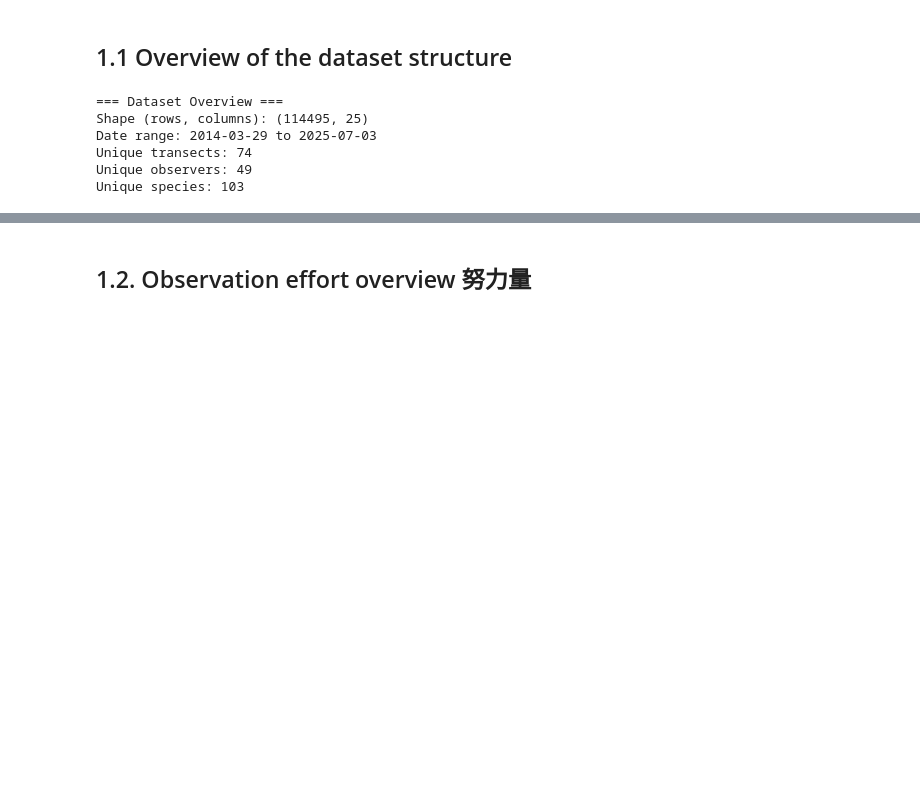
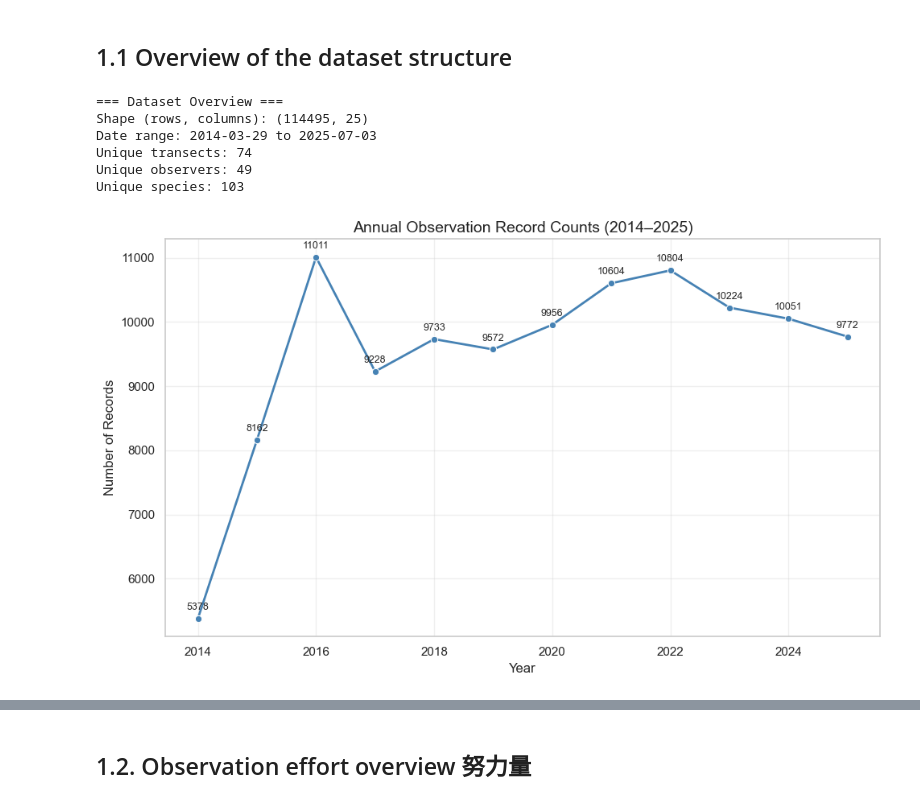
Before and after one commit to fonction-positive/AS_Projet_Birds, a Jupyter notebook: projet_bird/bird.ipynb, the cells around one changed output, grey strips where cells are left out. Drawn from its saved outputs; the diff is of its cells as text; code cells hidden in the pictures; blank space fills up the shorter version.

```diff
--- a/projet_bird/bird.ipynb
+++ b/projet_bird/bird.ipynb
@@ -154,3 +154,57 @@ Date range: 2014-03-29 to 2025-07-03
 Unique transects: 74
 Unique observers: 49
 Unique species: 103
+# %%
+# %% [markdown]
+# ## Annual Observation Record Counts (2014–2025)
+# ## 年度观测记录数折线图（obs_data）
+
+# %%
+import pandas as pd
+import matplotlib.pyplot as plt
+import seaborn as sns
+
+# Convert date column to datetime / 将日期列转换为日期类型
+obs_data['date'] = pd.to_datetime(obs_data['date'], errors='coerce')
+
+# Extract year / 提取年份
+obs_data['year'] = obs_data['date'].dt.year
+
+# Count number of records per year / 按年统计记录数量
+annual_counts = (
+    obs_data.groupby('year')
+    .size()
+    .reset_index(name='record_count')
+)
+
+# Plot line chart / 绘制折线图
+plt.figure(figsize=(10,6))
+sns.lineplot(
+    data=annual_counts,
+    x='year',
+    y='record_count',
+    marker='o',
+    color='steelblue',
+    linewidth=2
+)
+
+# Add data labels on each point / 在折线上标注数值
+for i in range(len(annual_counts)):
+    plt.text(
+        annual_counts['year'][i],
+        annual_counts['record_count'][i] + 100,  # adjust offset upward
+        str(annual_counts['record_count'][i]),
+        ha='center',
+        va='bottom',
+        fontsize=9
+    )
+
+# Figure aesthetics / 图形美化
+plt.title("Annual Observation Record Counts (2014–2025)", fontsize=14)
+plt.xlabel("Year", fontsize=12)
+plt.ylabel("Number of Records", fontsize=12)
+plt.grid(alpha=0.3)
+plt.tight_layout()
+plt.show()
+# %% [output]
+[figure, added]
```
Also changed, not shown: parts of 45 cells of this notebook.
